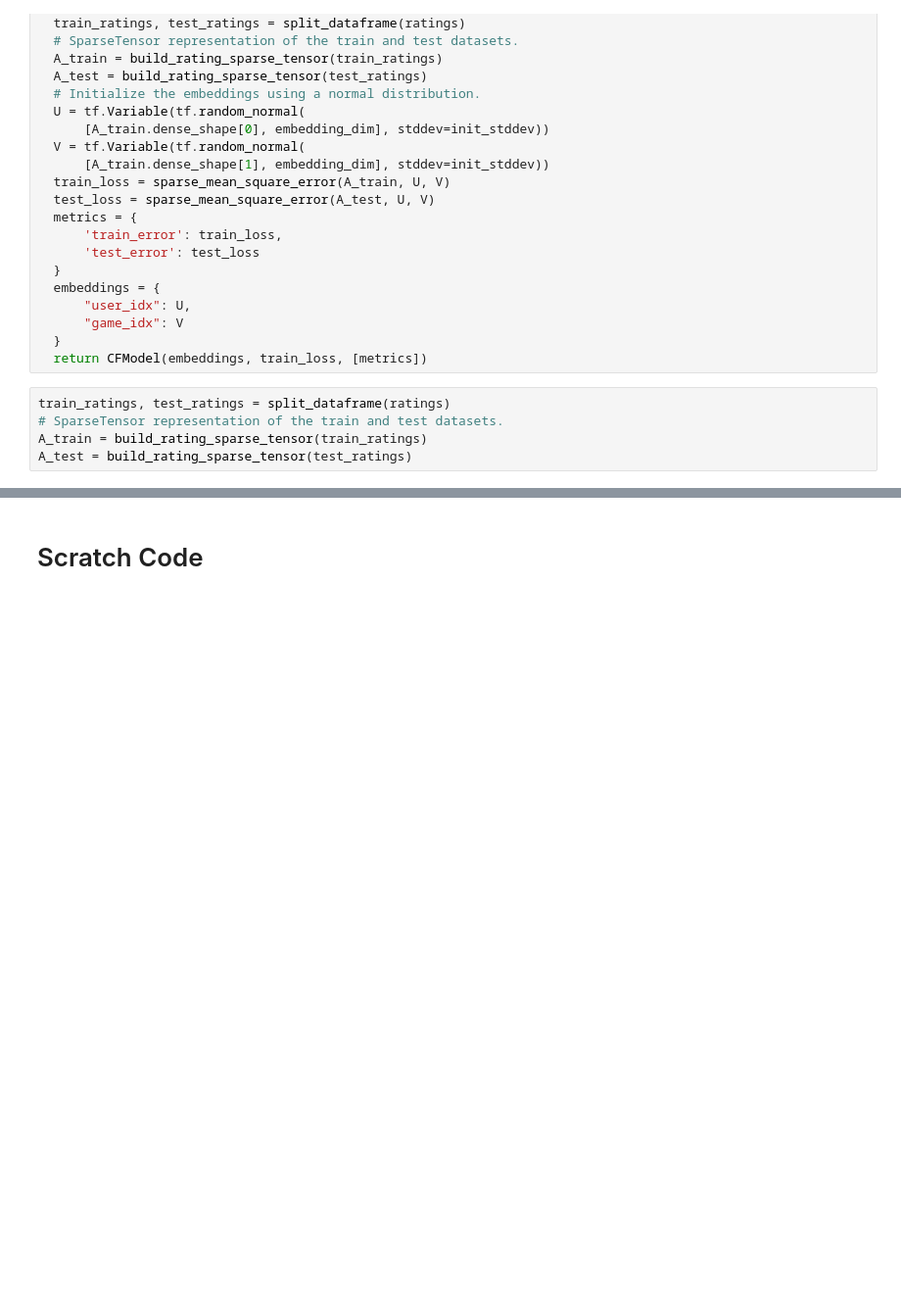
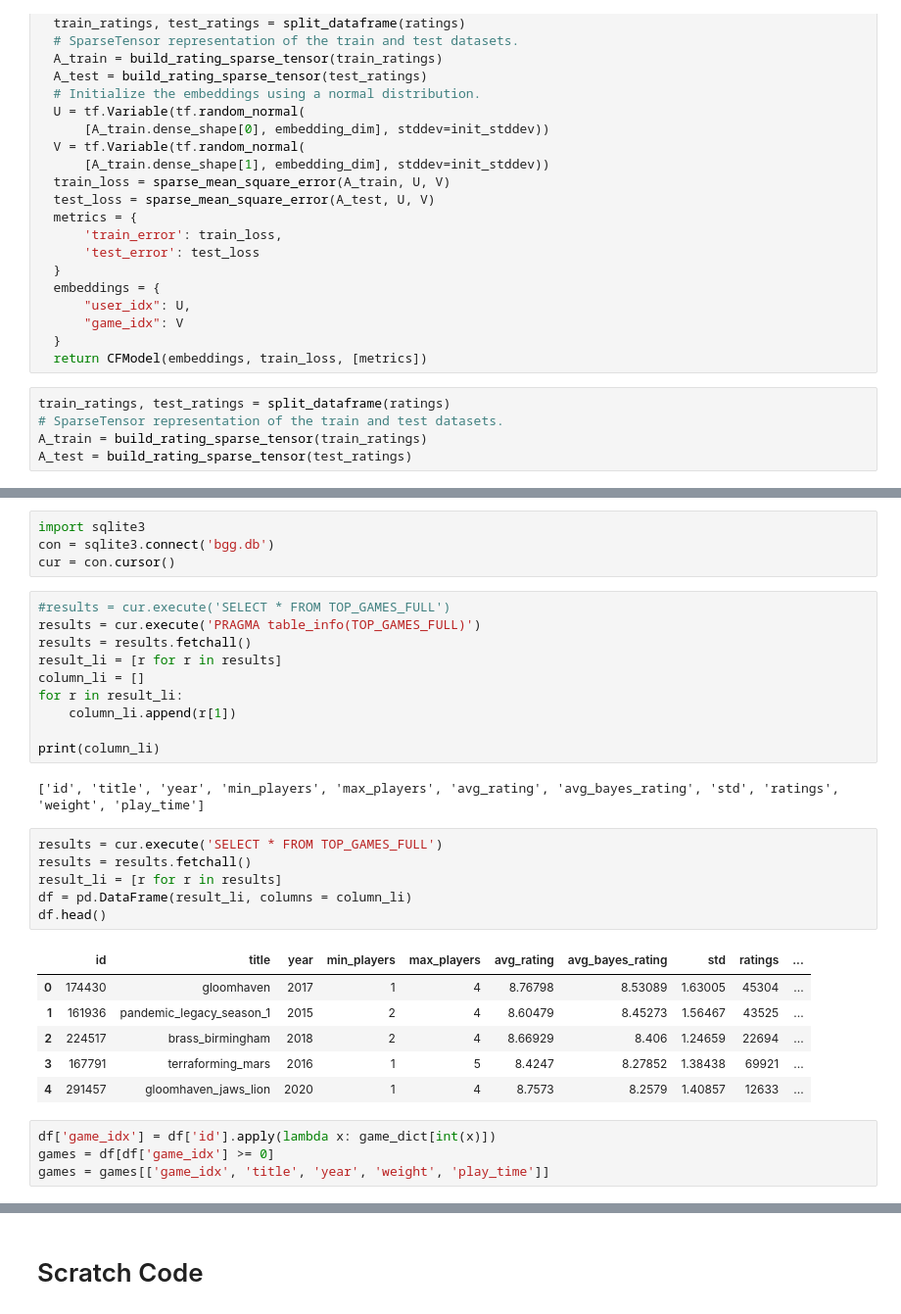
Before and after one commit to MarshallKrakauer/BGGAnalysis, a Jupyter notebook: Player Ratings.ipynb, the cells around one changed output, grey strips where cells are left out. Shown at 98% size. Saved outputs shown, nothing was run; the diff lists cells and outputs as text; blank space fills up the shorter version.

```diff
--- a/Player Ratings.ipynb
+++ b/Player Ratings.ipynb
@@ -312,0 +353,33 @@ model.train(num_iterations=300, learning_rate=10.)
+# %%
+import sqlite3
+con = sqlite3.connect('bgg.db')
+cur = con.cursor()
+# %%
+#results = cur.execute('SELECT * FROM TOP_GAMES_FULL')
+results = cur.execute('PRAGMA table_info(TOP_GAMES_FULL)')
+results = results.fetchall()
+result_li = [r for r in results]
+column_li = []
+for r in result_li:
+    column_li.append(r[1])
+
+print(column_li)
+# %% [output]
+['id', 'title', 'year', 'min_players', 'max_players', 'avg_rating', 'avg_bayes_rating', 'std', 'ratings', 'weight', 'play_time']
+# %%
+results = cur.execute('SELECT * FROM TOP_GAMES_FULL')
+results = results.fetchall()
+result_li = [r for r in results]
+df = pd.DataFrame(result_li, columns = column_li)
+df.head()
+# %% [output]
+|  | id | title | year | min_players | max_players | avg_rating | avg_bayes_rating | std | ratings | ... |
+| 0 | 174430 | gloomhaven | 2017 | 1 | 4 | 8.76798 | 8.53089 | 1.63005 | 45304 | ... |
+| 1 | 161936 | pandemic_legacy_season_1 | 2015 | 2 | 4 | 8.60479 | 8.45273 | 1.56467 | 43525 | ... |
+| 2 | 224517 | brass_birmingham | 2018 | 2 | 4 | 8.66929 | 8.406 | 1.24659 | 22694 | ... |
+| 3 | 167791 | terraforming_mars | 2016 | 1 | 5 | 8.4247 | 8.27852 | 1.38438 | 69921 | ... |
+| 4 | 291457 | gloomhaven_jaws_lion | 2020 | 1 | 4 | 8.7573 | 8.2579 | 1.40857 | 12633 | ... |
+# %%
+df['game_idx'] = df['id'].apply(lambda x: game_dict[int(x)])
+games = df[df['game_idx'] >= 0]
+games = games[['game_idx', 'title', 'year', 'weight', 'play_time']]
```
Also changed, not shown: parts of 11 cells of this notebook.
